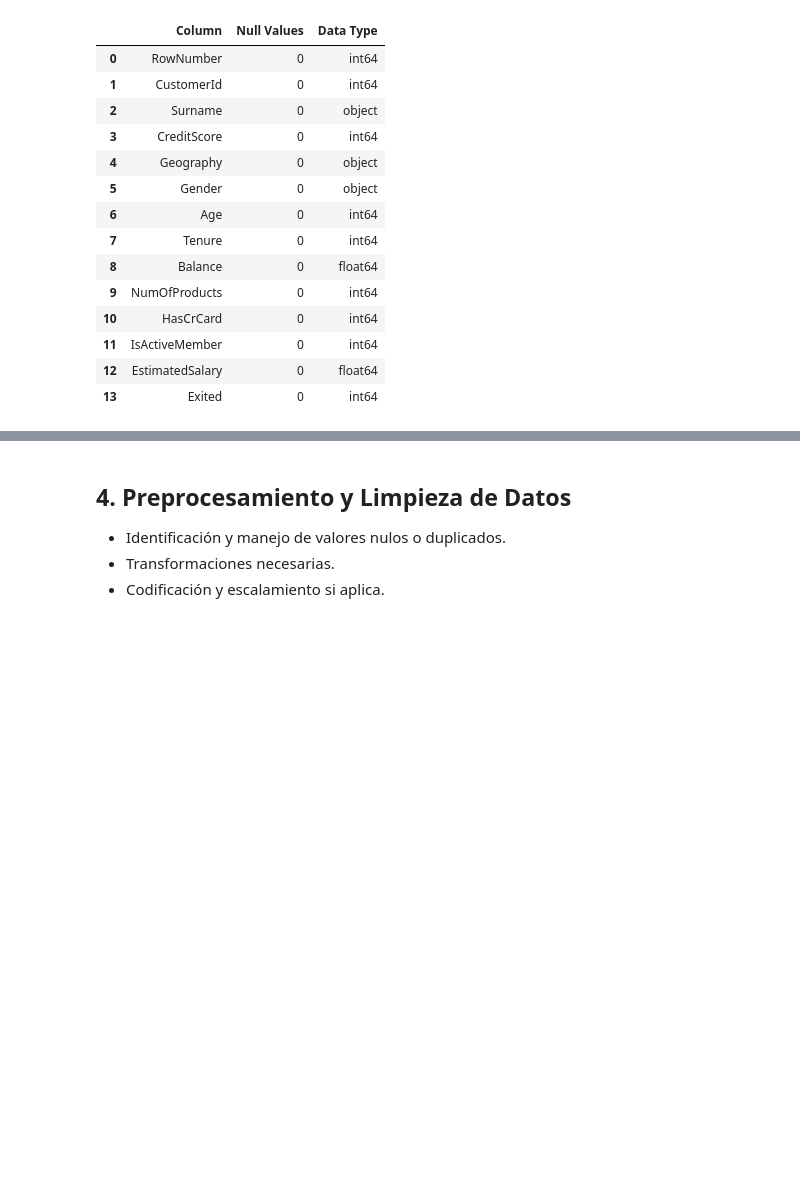
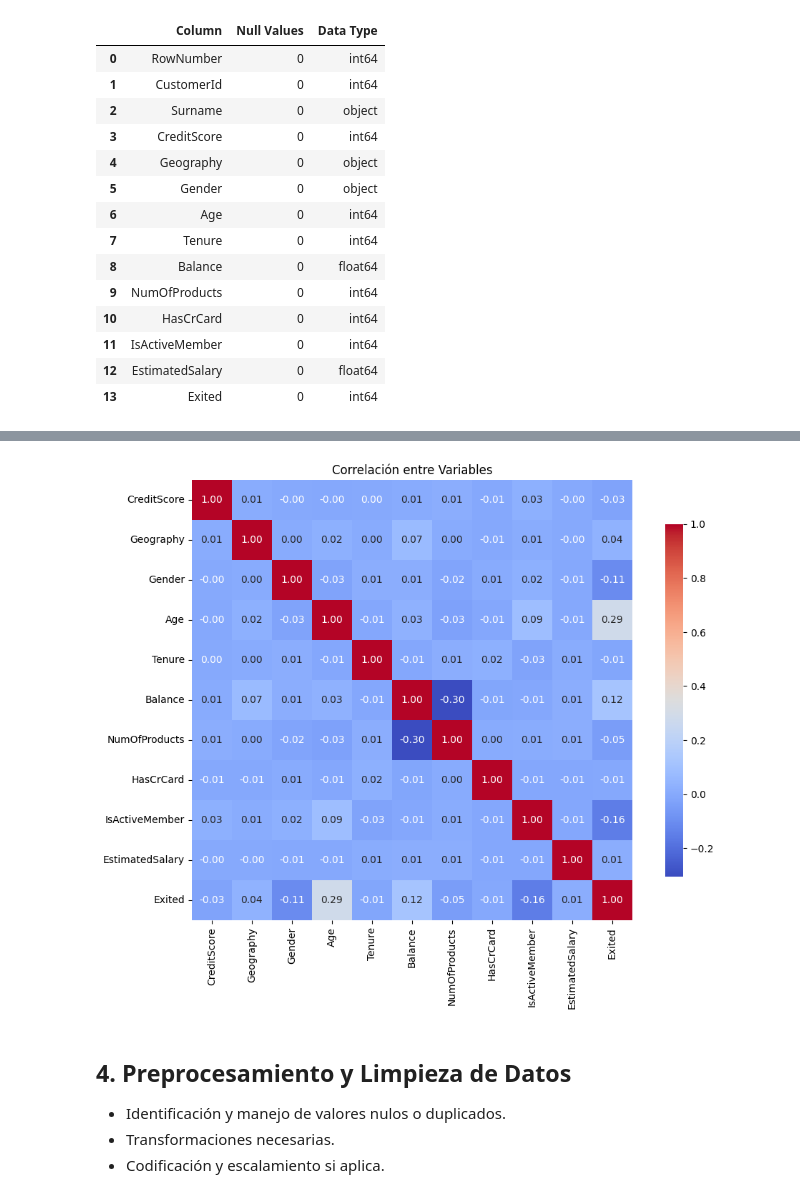
Before and after one commit to DarkinMC/CustomerChurn_Prediction_BankingSector_1AN-213_HAN_G4, a Jupyter notebook: Bank_customer_churn_pred.ipynb, the cells around one changed output, grey strips where cells are left out. Saved outputs shown, nothing was run; the diff lists cells and outputs as text; code cells hidden in the pictures; blank space fills up the shorter version.

```diff
--- a/Bank_customer_churn_pred.ipynb
+++ b/Bank_customer_churn_pred.ipynb
@@ -165,3 +172,24 @@ plt.show()
+# %%
+from sklearn.preprocessing import LabelEncoder
+
+df_corr = df.copy()
+# Correlación entre variables
+df_corr = df_corr.drop(['RowNumber', 'CustomerId', 'Surname','AgeGroup'], axis=1)
+# Convertir variables categóricas a numéricas
+label_encoders = {}
+for column in ['Geography', 'Gender']:
+    le = LabelEncoder()
+    df_corr[column] = le.fit_transform(df_corr[column])
+    label_encoders[column] = le
+
+correlation_matrix = df_corr.corr()
+# Graficar la matriz de correlación
+plt.figure(figsize=(12, 8))
+sns.heatmap(correlation_matrix, annot=True, fmt=".2f", cmap='coolwarm', square=True, cbar_kws={"shrink": .8})
+plt.title('Correlación entre Variables')
+plt.show()
+# %% [output]
+[figure, added]
 # %% [markdown]
 ## 4. Preprocesamiento y Limpieza de Datos
 - Identificación y manejo de valores nulos o duplicados.
```
Also changed, not shown: parts of 4 cells of this notebook.
